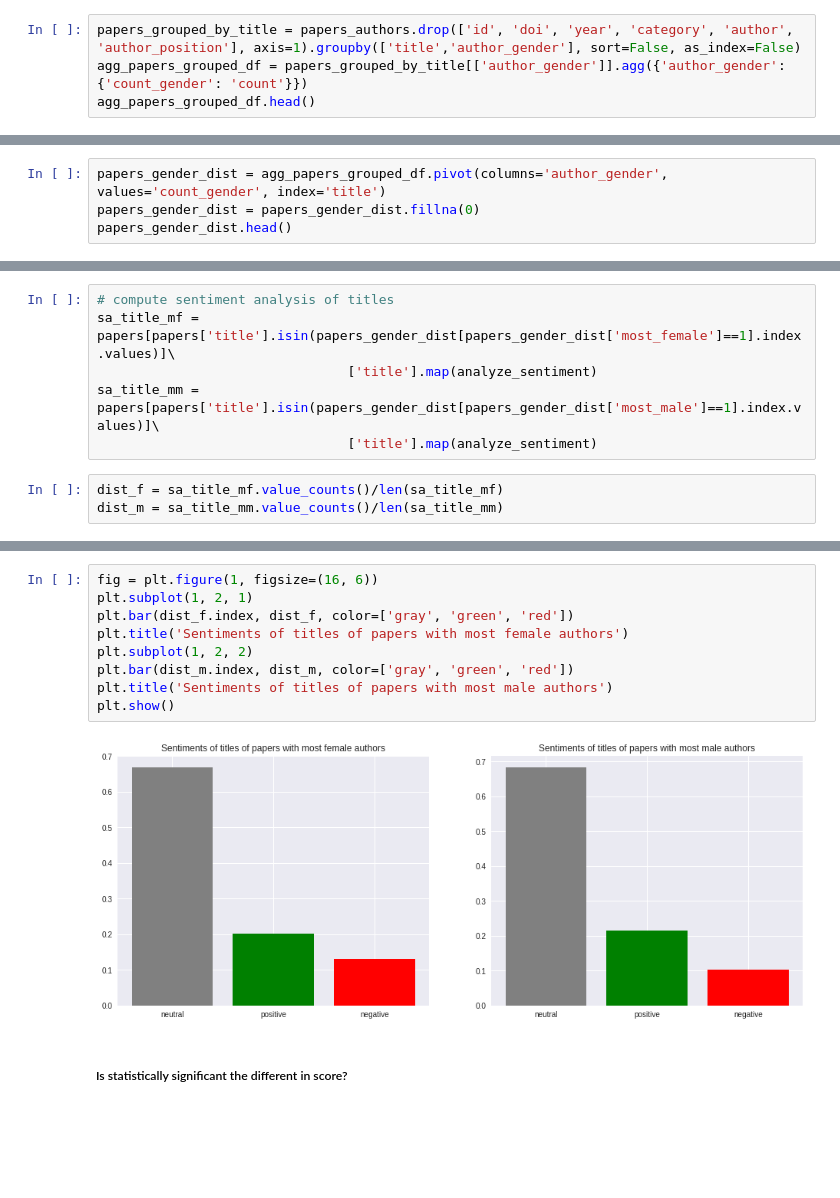
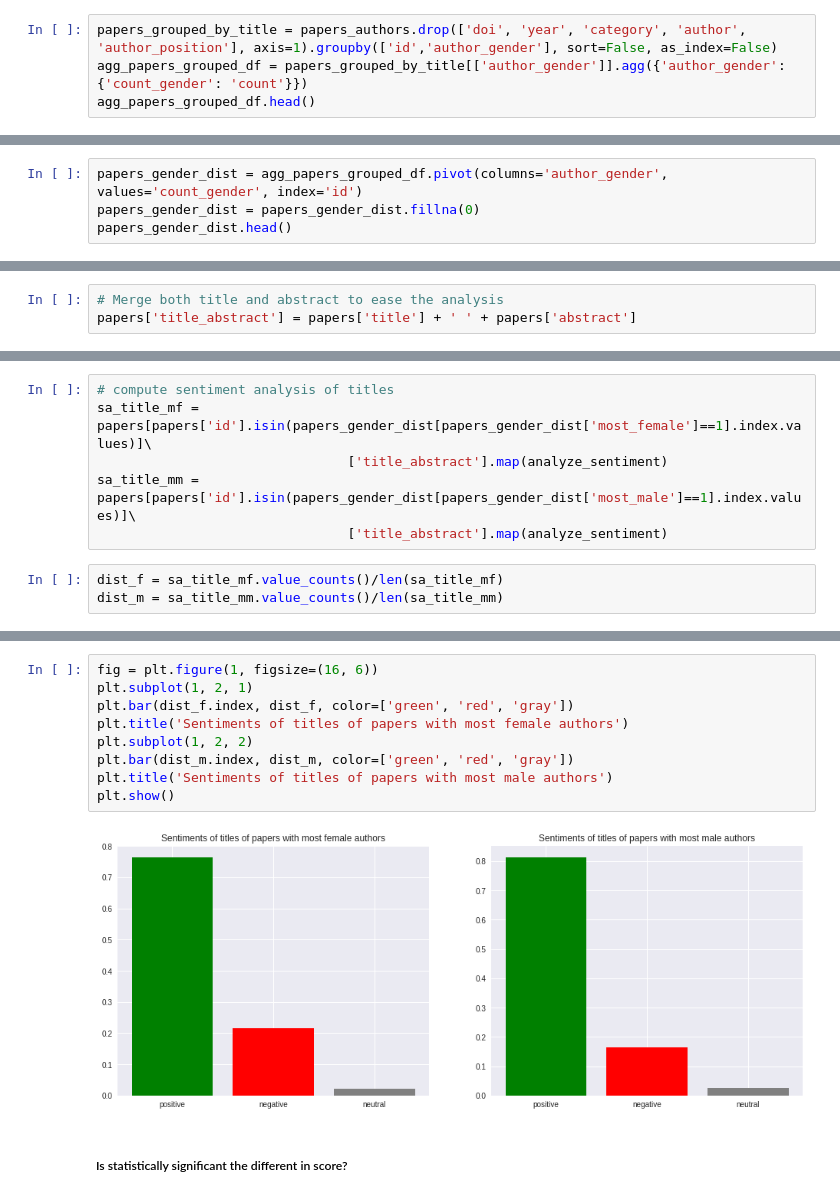
Before and after one commit to social-link-analytics-group-bsc/gender_bioinfo, a Jupyter notebook: analysis/gender_bias_analysis.ipynb, the cells around one changed output, grey strips where cells are left out. Cells and saved outputs as stored; diff of their text form; blank space fills up the shorter version.

```diff
--- a/analysis/gender_bias_analysis.ipynb
+++ b/analysis/gender_bias_analysis.ipynb
@@ -522,5 +541,5 @@ papers_authors.head()
 # %%
-papers_grouped_by_title = papers_authors.drop(['id', 'doi', 'year', 'category', 'author', 'author_position'], axis=1).groupby(['title','author_gender'], sort=False, as_index=False)
+papers_grouped_by_title = papers_authors.drop(['doi', 'year', 'category', 'author', 'author_position'], axis=1).groupby(['id','author_gender'], sort=False, as_index=False)
 agg_papers_grouped_df = papers_grouped_by_title[['author_gender']].agg({'author_gender': {'count_gender': 'count'}})
 agg_papers_grouped_df.head()
 # %% [output]
@@ -533,5 +552,5 @@ agg_papers_grouped_df.head()
 # %%
-papers_gender_dist = agg_papers_grouped_df.pivot(columns='author_gender', values='count_gender', index='title')
+papers_gender_dist = agg_papers_grouped_df.pivot(columns='author_gender', values='count_gender', index='id')
 papers_gender_dist = papers_gender_dist.fillna(0)
 papers_gender_dist.head()
 # %% [output]
@@ -1374,14 +1430,17 @@ def analyze_sentiment(title):
 def analyze_sentiment_score(title):
     score = analyzer.polarity_scores(title)
     return score['compound']
+# %%
+# Merge both title and abstract to ease the analysis
+papers['title_abstract'] = papers['title'] + ' ' + papers['abstract']
 # %% [markdown]
 #### Sentiment analysis of titles of papers with `most female` authors vs papers with `most male` authors
 # %%
 # compute sentiment analysis of titles
-sa_title_mf = papers[papers['title'].isin(papers_gender_dist[papers_gender_dist['most_female']==1].index.values)]\
-                                ['title'].map(analyze_sentiment)
-sa_title_mm = papers[papers['title'].isin(papers_gender_dist[papers_gender_dist['most_male']==1].index.values)]\
-                                ['title'].map(analyze_sentiment)
+sa_title_mf = papers[papers['id'].isin(papers_gender_dist[papers_gender_dist['most_female']==1].index.values)]\
+                                ['title_abstract'].map(analyze_sentiment)
+sa_title_mm = papers[papers['id'].isin(papers_gender_dist[papers_gender_dist['most_male']==1].index.values)]\
+                                ['title_abstract'].map(analyze_sentiment)
 # %%
 dist_f = sa_title_mf.value_counts()/len(sa_title_mf)
 dist_m = sa_title_mm.value_counts()/len(sa_title_mm)
@@ -1402,14 +1461,14 @@ Name: title, dtype: float64
 # %%
 fig = plt.figure(1, figsize=(16, 6))
 plt.subplot(1, 2, 1)
-plt.bar(dist_f.index, dist_f, color=['gray', 'green', 'red'])
+plt.bar(dist_f.index, dist_f, color=['green', 'red', 'gray'])
 plt.title('Sentiments of titles of papers with most female authors')
 plt.subplot(1, 2, 2)
-plt.bar(dist_m.index, dist_m, color=['gray', 'green', 'red'])
+plt.bar(dist_m.index, dist_m, color=['green', 'red', 'gray'])
 plt.title('Sentiments of titles of papers with most male authors')
 plt.show()
 # %% [output]
-[figure, old version]
+[figure, new version]
 # %% [markdown]
 ##### Is statistically significant the different in score?
 # %%
```
Also changed, not shown: parts of 160 cells of this notebook.
